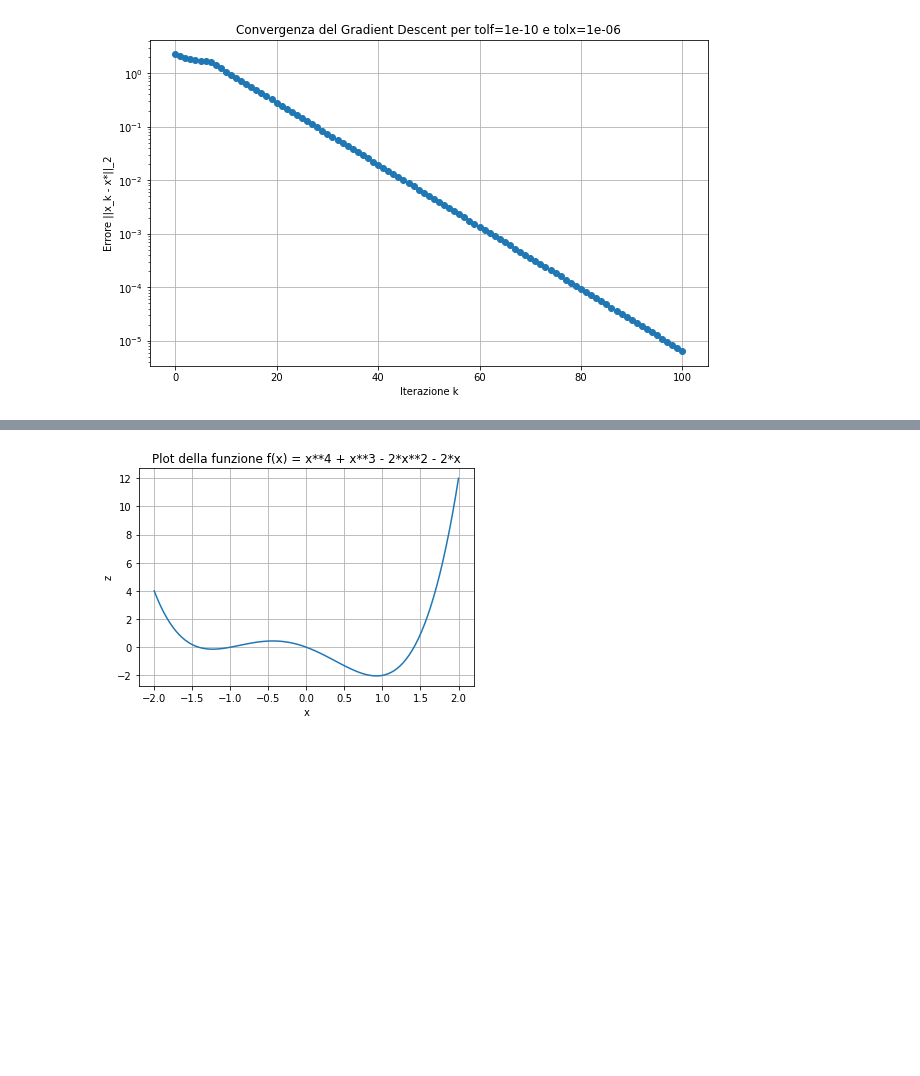
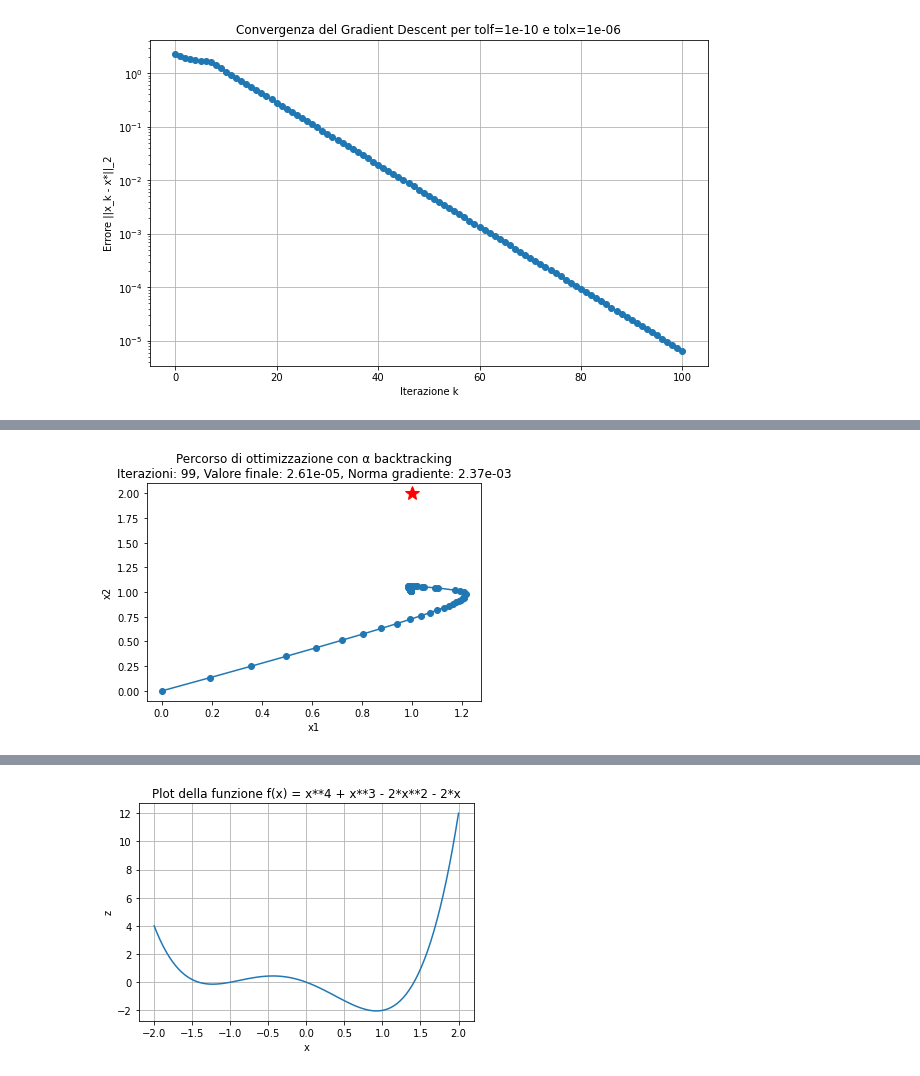
Before and after one commit to francescobaio/SMMhomeworks, a Jupyter notebook: SMM_homework3/homework3_part1.ipynb, the cells around one changed output, grey strips where cells are left out. Saved outputs shown, nothing was run; the diff lists cells and outputs as text; code cells hidden in the pictures; blank space fills up the shorter version.

```diff
--- a/SMM_homework3/homework3_part1.ipynb
+++ b/SMM_homework3/homework3_part1.ipynb
@@ -671,0 +786,28 @@ tolf: 1e-10, tolx: 1e-10 -> Iterazioni: 99, Valore finale: 4.1929711155505456e-1
+# %%
+x0 = np.zeros(n)  # Punto iniziale per n=5
+kmax = 100  # Numero massimo di iterazioni
+tolf = 1e-6  # Tolleranza sul gradiente
+tolx = 1e-6  # Tolleranza sulla posizione
+path, num_iterations, f_val, grads, err = gradient_descent(f3, grad_f3, x0, kmax, tolf, tolx)
+
+#print(results_backtracking)
+
+
+def plot_optimization_path(x_history, title, num_iterations, final_func_value, final_grad_norm):
+    x_vals = [x[0] for x in x_history]
+    y_vals = [x[1] for x in x_history]
+
+    plt.plot(x_vals, y_vals, marker='o')
+    plt.plot(1, 2, 'r*', markersize=15)  # Punto ottimale
+    plt.xlabel('x1')
+    plt.ylabel('x2')
+    plt.title(f"{title}\nIterazioni: {num_iterations}, Valore finale: {final_func_value:.2e}, Norma gradiente: {final_grad_norm:.2e}")
+    plt.show()
+
+
+final_point = path[-1]
+final_func_value = f_val[-1]
+final_grad_norm = np.linalg.norm(grads[-1])
+plot_optimization_path(path, f"Percorso di ottimizzazione con α backtracking", num_iterations, final_func_value, final_grad_norm)
+# %% [output]
+[figure, added]
```
Also changed, not shown: parts of 7 cells of this notebook, 1 other file.
